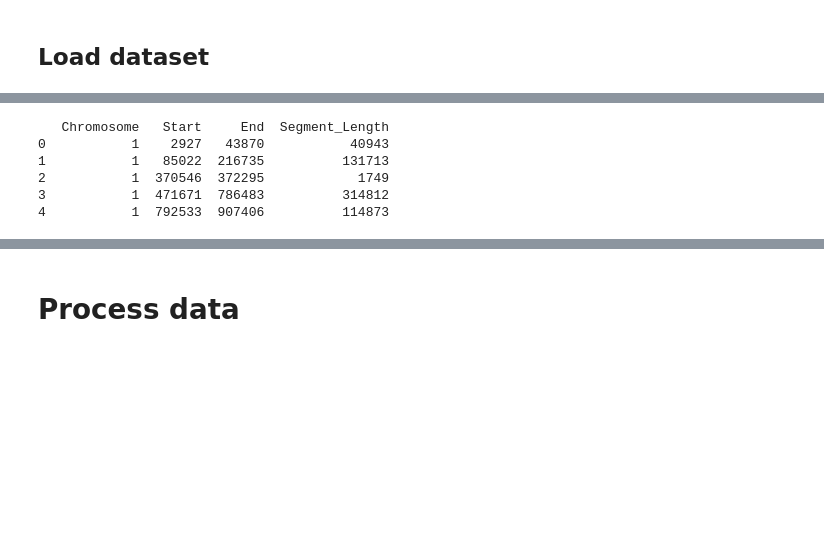
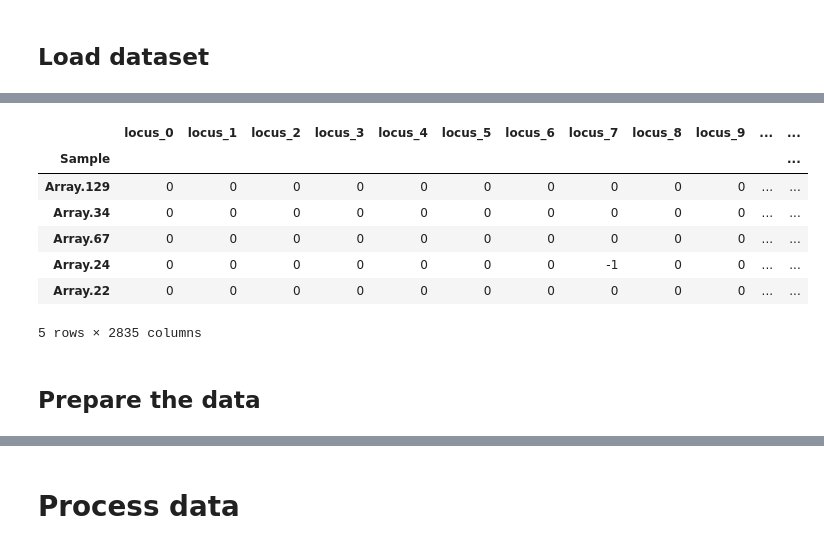
Before and after one commit to victor-xite/B4TM_CATS, a Jupyter notebook: code/b4tm_model_run.ipynb, the cells around one changed output, grey strips where cells are left out. Drawn from its saved outputs; the diff is of its cells as text; code cells hidden in the pictures; blank space fills up the shorter version.

```diff
--- a/code/b4tm_model_run.ipynb
+++ b/code/b4tm_model_run.ipynb
@@ -49,4 +38,0 @@ df_calls
-# %%
-# Transpose df_calls, keeping chromosome, start, and end as columns
-df_calls_transposed = df_calls.set_index(['Chromosome', 'Start', 'End']).T
-df_calls_transposed.head()
@@ -63,11 +39,38 @@ df_calls_transposed.head()
-# %%
-# Calculate the length of each segment
-df_calls['Segment_Length'] = df_calls['End'] - df_calls['Start']
-print(df_calls[['Chromosome', 'Start', 'End', 'Segment_Length']].head())
-# %% [output]
-   Chromosome   Start     End  Segment_Length
-0           1    2927   43870           40943
-1           1   85022  216735          131713
-2           1  370546  372295            1749
-3           1  471671  786483          314812
-4           1  792533  907406          114873
+# %%
+def process_dataset(
+    df_calls:pd.DataFrame,
+    df_labels:pd.DataFrame):
+
+    df = df_calls.copy()
+    df = df.drop(columns=[
+        'Chromosome',
+        'Start',
+        'End',
+        'Nclone']).T
+    df = df.rename(columns={col:f'locus_{col}' for col in df.columns})
+    df.index.name = 'Sample'
+    df = df.reset_index()
+
+    df_merged = pd.merge(
+        left=df,
+        right=df_clinical,
+        on='Sample',
+        how='left'
+        )
+    df_merged.set_index('Sample', inplace=True)
+
+    return df_merged
+
+df = process_dataset(df_calls,df_clinical)
+df.head()
+# %% [output]
+|  | locus_0 | locus_1 | locus_2 | locus_3 | locus_4 | locus_5 | locus_6 | locus_7 | locus_8 | locus_9 | ... | ... |
+| Sample |  |  |  |  |  |  |  |  |  |  |  | ... |
+| Array.129 | 0 | 0 | 0 | 0 | 0 | 0 | 0 | 0 | 0 | 0 | ... | ... |
+| Array.34 | 0 | 0 | 0 | 0 | 0 | 0 | 0 | 0 | 0 | 0 | ... | ... |
+| Array.67 | 0 | 0 | 0 | 0 | 0 | 0 | 0 | 0 | 0 | 0 | ... | ... |
+| Array.24 | 0 | 0 | 0 | 0 | 0 | 0 | 0 | -1 | 0 | 0 | ... | ... |
+| Array.22 | 0 | 0 | 0 | 0 | 0 | 0 | 0 | 0 | 0 | 0 | ... | ... |
+5 rows × 2835 columns
+# %% [markdown]
+## Prepare the data
```
Also changed, not shown: parts of 6 cells of this notebook.
